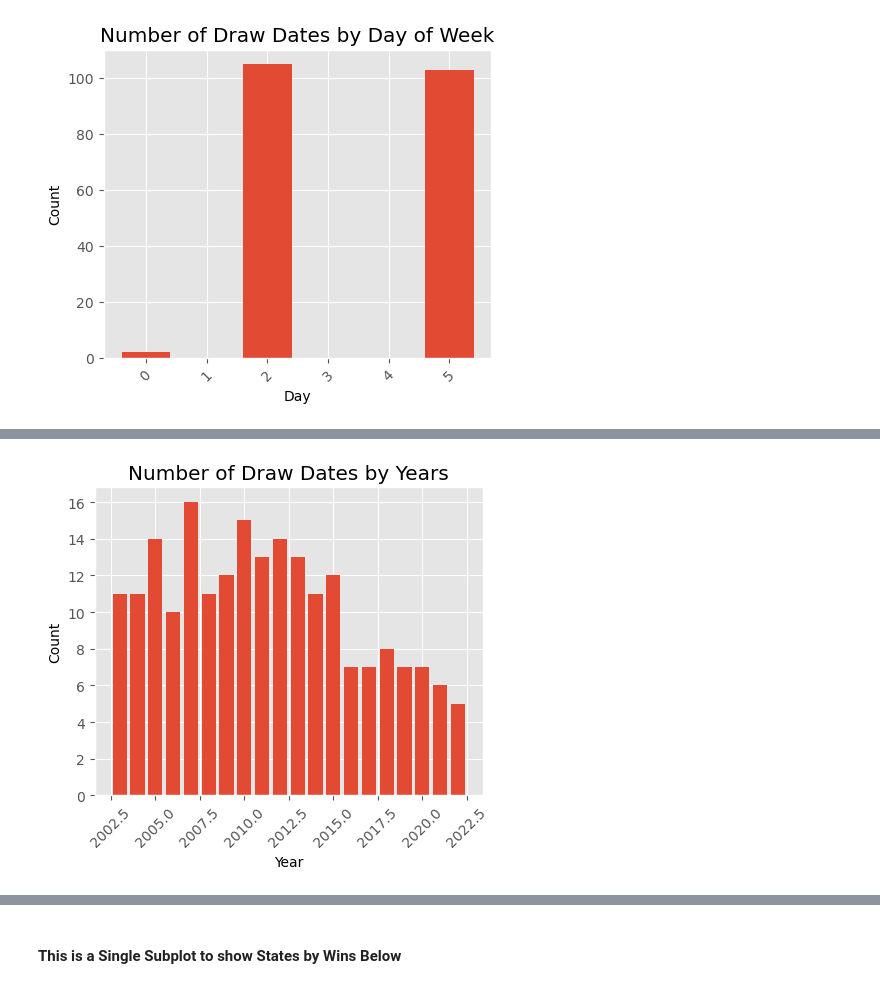
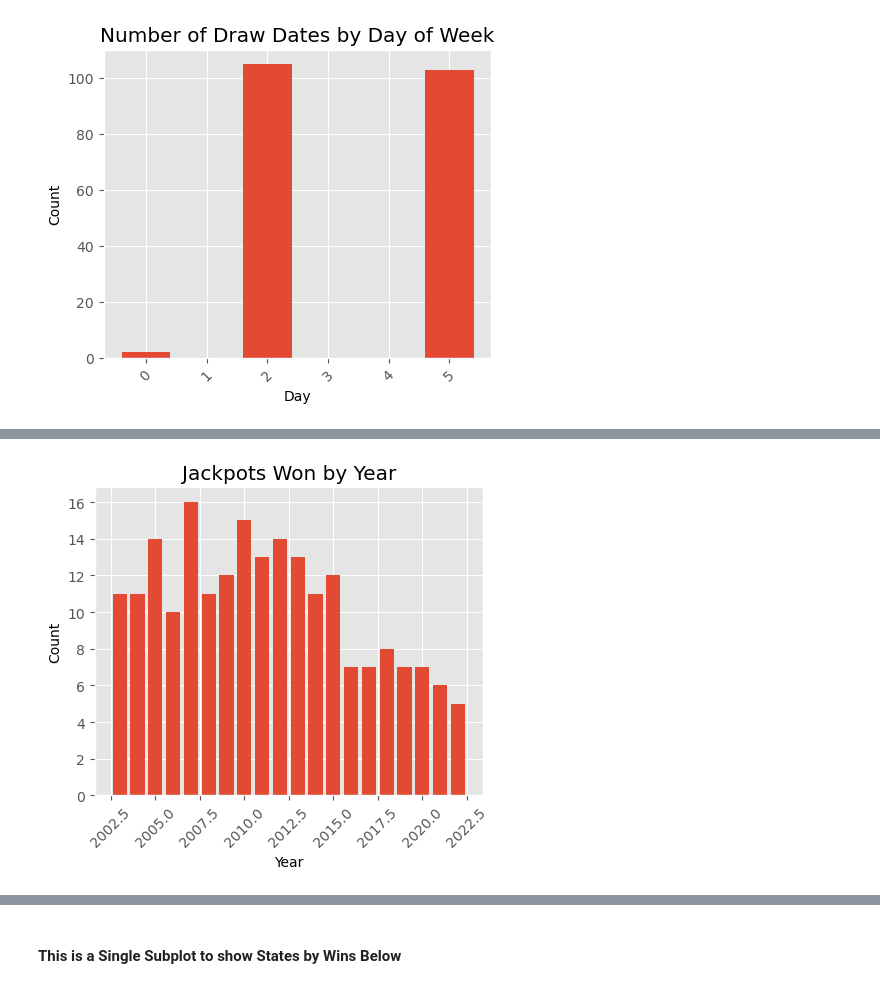
Before and after one commit to MouZer77/Powerball-Project, a Jupyter notebook: Data_Explore_State_Powerball.ipynb, the cells around one changed output, grey strips where cells are left out. Saved outputs shown, nothing was run; the diff lists cells and outputs as text; code cells hidden in the pictures.

```diff
--- a/Data_Explore_State_Powerball.ipynb
+++ b/Data_Explore_State_Powerball.ipynb
@@ -193,20 +193,20 @@ Name: count, dtype: int64
 # %%
 year = df_date["Year"].value_counts().index
 count = df_date["Year"].value_counts().values
 
 plt.bar(year, count)
 
-plt.title("Number of Draw Dates by Years")
+plt.title("Jackpots Won by Year")
 plt.xlabel("Year")
 plt.ylabel("Count")
 
 plt.xticks(rotation=45)
 
 plt.show()
 
-#Pretty close between Wednesday and Saturday, with Wed squeaking out a win.  This is also about 20 years of wins.
+#This shows how many times someone won by year
 # %% [output]
-[figure, old version]
+[figure, new version]
 # %%
 df['Winner'].value_counts() #Just wanted to see if there were any people that hit twice, not in this set.
 # %% [output]
```
Also changed, not shown: parts of 38 cells of this notebook.
